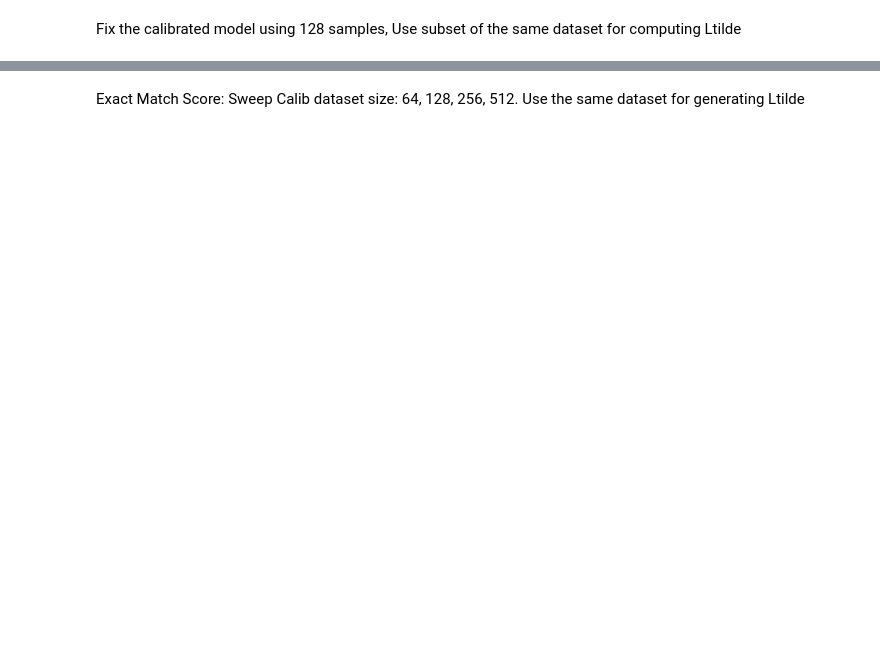
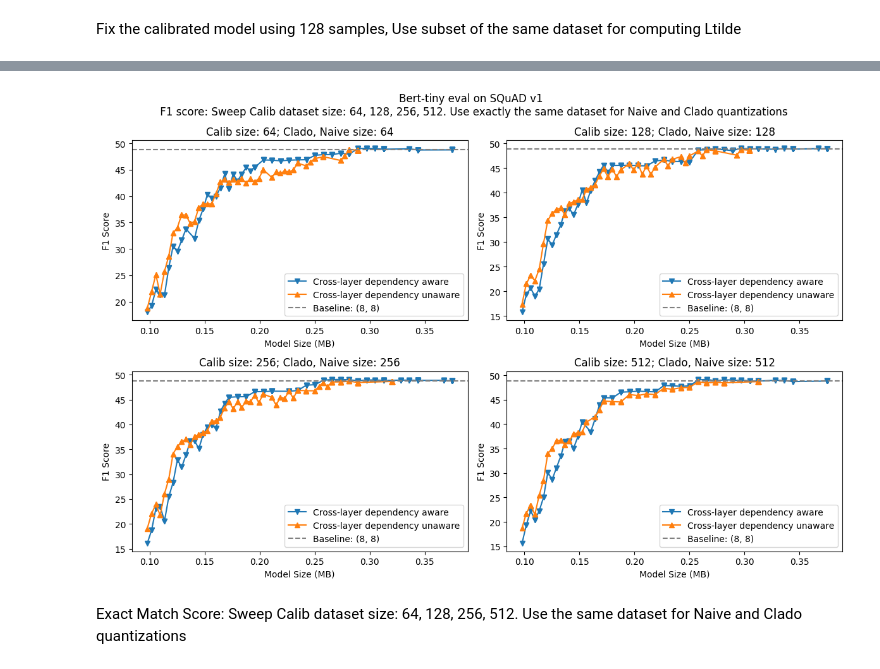
Before and after one commit to JamesTuna/CLADO_MPQ, a Jupyter notebook: bert/CLADO_multiWeight_bert.ipynb, the cells around one changed output, grey strips where cells are left out. Saved outputs shown, nothing was run; the diff lists cells and outputs as text; code cells hidden in the pictures; blank space fills up the shorter version.

```diff
--- a/bert/CLADO_multiWeight_bert.ipynb
+++ b/bert/CLADO_multiWeight_bert.ipynb
@@ -210,7 +376,6 @@ F1 score: Sweep Calib dataset size: 64, 128, 256, 512. Use the same dataset for
 # %%
 plt.rcParams['figure.figsize'] = (12,8)
 plt.axis([0.05, 0.40, 0, 50])
-plt.title('Bert-tiny eval on SQuAD v1')
 
 plt.subplot(2, 2, 1)
 plt.plot(clado_size_64,clado_eval_f1_64,label='Cross-layer dependency aware',marker='v')
@@ -222,35 +387,39 @@ plt.xlabel('Model Size (MB)')
 plt.legend()
 
 plt.subplot(2, 2, 2)
 plt.plot(clado_size_128,clado_eval_f1_128,label='Cross-layer dependency aware',marker='v')
 plt.plot(naive_size_128,naive_eval_f1_128,label='Cross-layer dependency unaware',marker='^')
 plt.axhline(y=48.9000, color='gray', linestyle='--', label='Baseline: (8, 8)')
 plt.title('Calib size: 128; Clado, Naive size: 128')
 plt.ylabel('F1 Score')
 plt.xlabel('Model Size (MB)')
 plt.legend()
 
 plt.subplot(2, 2, 3)
 plt.plot(clado_size_256,clado_eval_f1_256,label='Cross-layer dependency aware',marker='v')
 plt.plot(naive_size_256,naive_eval_f1_256,label='Cross-layer dependency unaware',marker='^')
 plt.axhline(y=48.7525, color='gray', linestyle='--', label='Baseline: (8, 8)')
 plt.title('Calib size: 256; Clado, Naive size: 256')
 plt.ylabel('F1 Score')
 plt.xlabel('Model Size (MB)')
 plt.legend()
 
 plt.subplot(2, 2, 4)
 plt.plot(clado_size_512,clado_eval_f1_512,label='Cross-layer dependency aware',marker='v')
 plt.plot(naive_size_512,naive_eval_f1_512,label='Cross-layer dependency unaware',marker='^')
 plt.axhline(y=48.8238, color='gray', linestyle='--', label='Baseline: (8, 8)')
 plt.title('Calib size: 512; Clado, Naive size: 512')
 plt.ylabel('F1 Score')
 plt.xlabel('Model Size (MB)')
 plt.legend()
+
+plt.suptitle('Bert-tiny eval on SQuAD v1 \n F1 score: Sweep Calib dataset size: 64, 128, 256, 512. Use exactly the same dataset for Naive and Clado quantizations')
 plt.tight_layout()
 plt.show()
+# %% [output]
+[figure, added]
 # %% [markdown]
-Exact Match Score: Sweep Calib dataset size: 64, 128, 256, 512. Use the same dataset for generating Ltilde
+Exact Match Score: Sweep Calib dataset size: 64, 128, 256, 512. Use the same dataset for Naive and Clado quantizations
 # %%
 plt.rcParams['figure.figsize'] = (12,8)
 plt.axis([0.05, 0.40, 0, 50])
```
Also changed, not shown: parts of 23 cells of this notebook, 23 other files.
